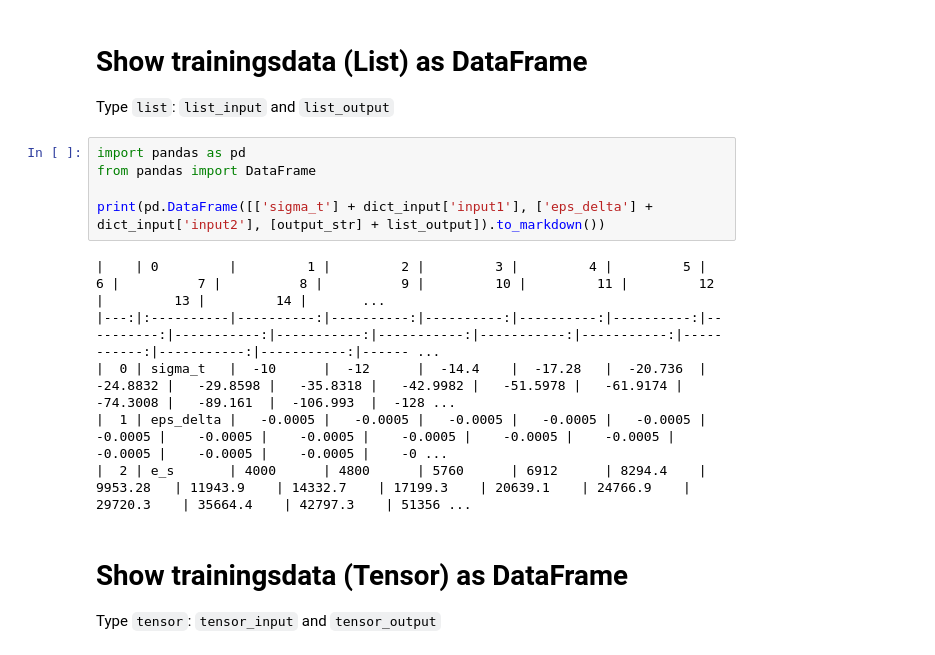
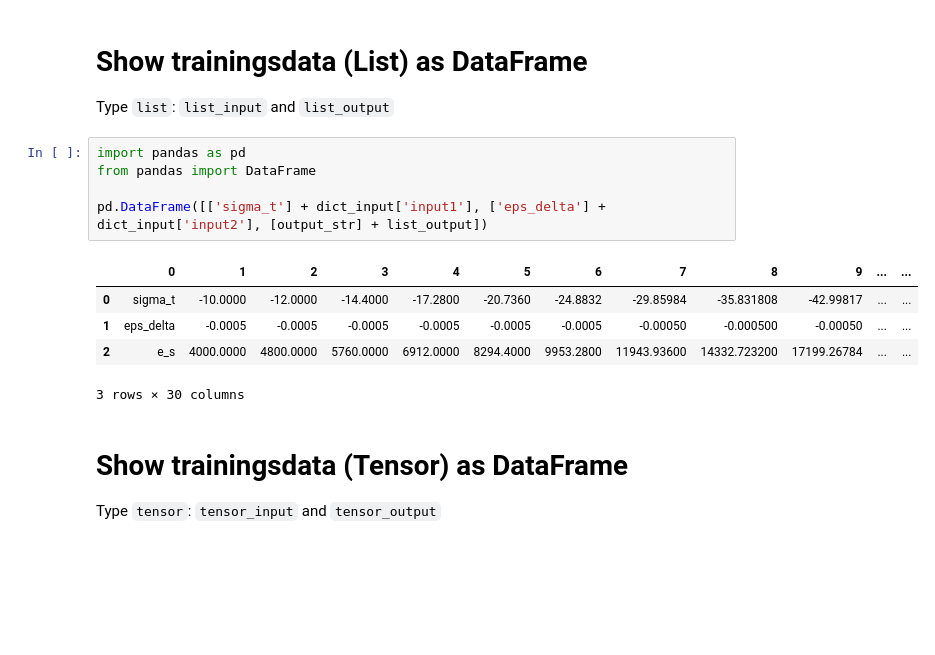
Before and after one commit to BesT1CooKie1/nn_oedometer, a Jupyter notebook: 01_oedometer_pytorch.ipynb, the cells around one changed output. Saved outputs shown, nothing was run; the diff lists cells and outputs as text; blank space fills up the shorter version.

```diff
--- a/01_oedometer_pytorch.ipynb
+++ b/01_oedometer_pytorch.ipynb
@@ -130,14 +130,14 @@ Type `list`: `list_input` and `list_output`
 # %%
 import pandas as pd
 from pandas import DataFrame
 
-print(pd.DataFrame([['sigma_t'] + dict_input['input1'], ['eps_delta'] + dict_input['input2'], [output_str] + list_output]).to_markdown())
+pd.DataFrame([['sigma_t'] + dict_input['input1'], ['eps_delta'] + dict_input['input2'], [output_str] + list_output])
 # %% [output]
+|  | 0 | 1 | 2 | 3 | 4 | 5 | 6 | 7 | 8 | 9 | ... | ... |
+| 0 | sigma_t | -10.0000 | -12.0000 | -14.4000 | -17.2800 | -20.7360 | -24.8832 | -29.85984 | -35.831808 | -42.99817 | ... | ... |
+| 1 | eps_delta | -0.0005 | -0.0005 | -0.0005 | -0.0005 | -0.0005 | -0.0005 | -0.00050 | -0.000500 | -0.00050 | ... | ... |
+| 2 | e_s | 4000.0000 | 4800.0000 | 5760.0000 | 6912.0000 | 8294.4000 | 9953.2800 | 11943.93600 | 14332.723200 | 17199.26784 | ... | ... |
-|    | 0         |         1 |         2 |         3 |         4 |         5 |         6 |          7 |          8 |          9 |         10 |         11 |         12 |         13 |         14 |       ...
-|---:|:----------|----------:|----------:|----------:|----------:|----------:|----------:|-----------:|-----------:|-----------:|-----------:|-----------:|-----------:|-----------:|-----------:|------ ...
-|  0 | sigma_t   |  -10      |  -12      |  -14.4    |  -17.28   |  -20.736  |  -24.8832 |   -29.8598 |   -35.8318 |   -42.9982 |   -51.5978 |   -61.9174 |   -74.3008 |   -89.161  |  -106.993  |  -128 ...
-|  1 | eps_delta |   -0.0005 |   -0.0005 |   -0.0005 |   -0.0005 |   -0.0005 |   -0.0005 |    -0.0005 |    -0.0005 |    -0.0005 |    -0.0005 |    -0.0005 |    -0.0005 |    -0.0005 |    -0.0005 |    -0 ...
-|  2 | e_s       | 4000      | 4800      | 5760      | 6912      | 8294.4    | 9953.28   | 11943.9    | 14332.7    | 17199.3    | 20639.1    | 24766.9    | 29720.3    | 35664.4    | 42797.3    | 51356 ...
+3 rows × 30 columns
 # %% [markdown]
 # Show trainingsdata (Tensor) as DataFrame
 Type `tensor`: `tensor_input` and `tensor_output`
```
Also changed, not shown: parts of 1 cell of this notebook, 1 other file.
